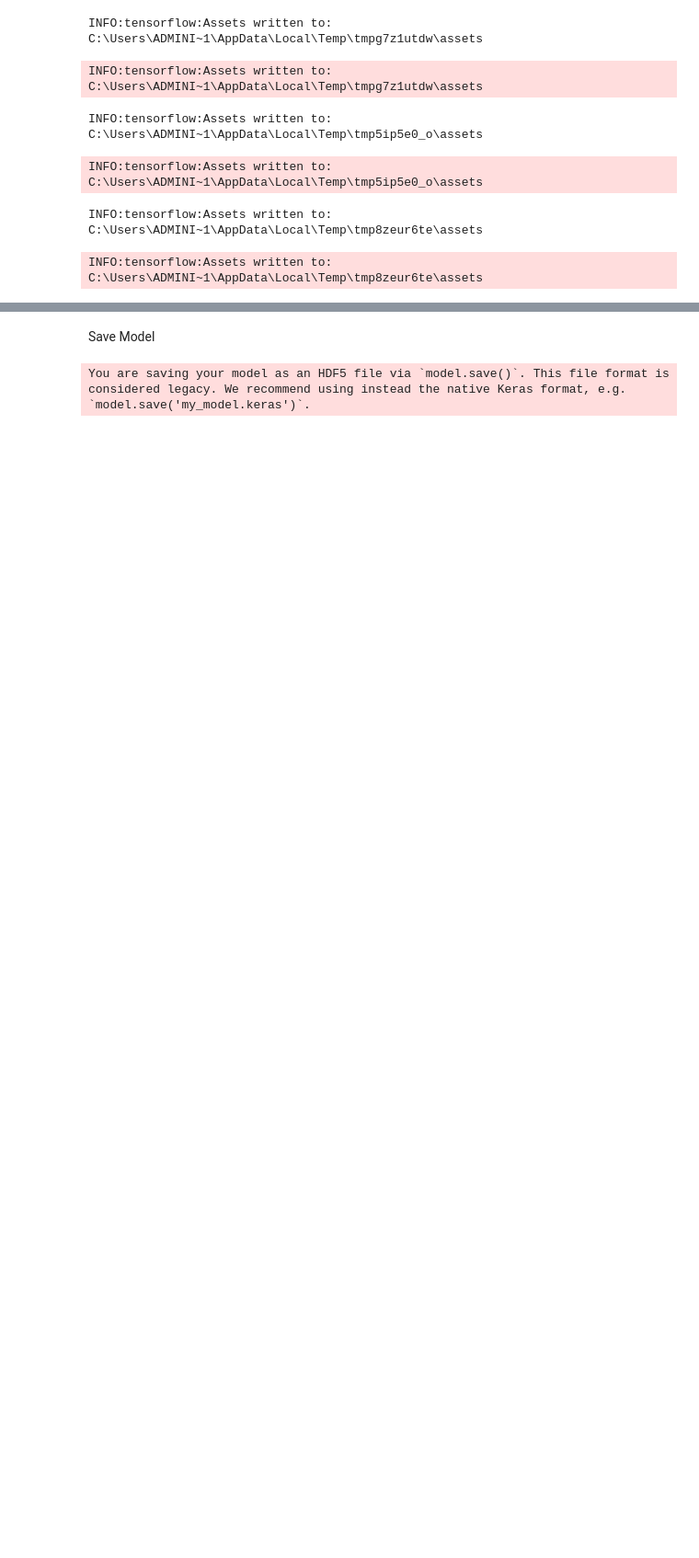
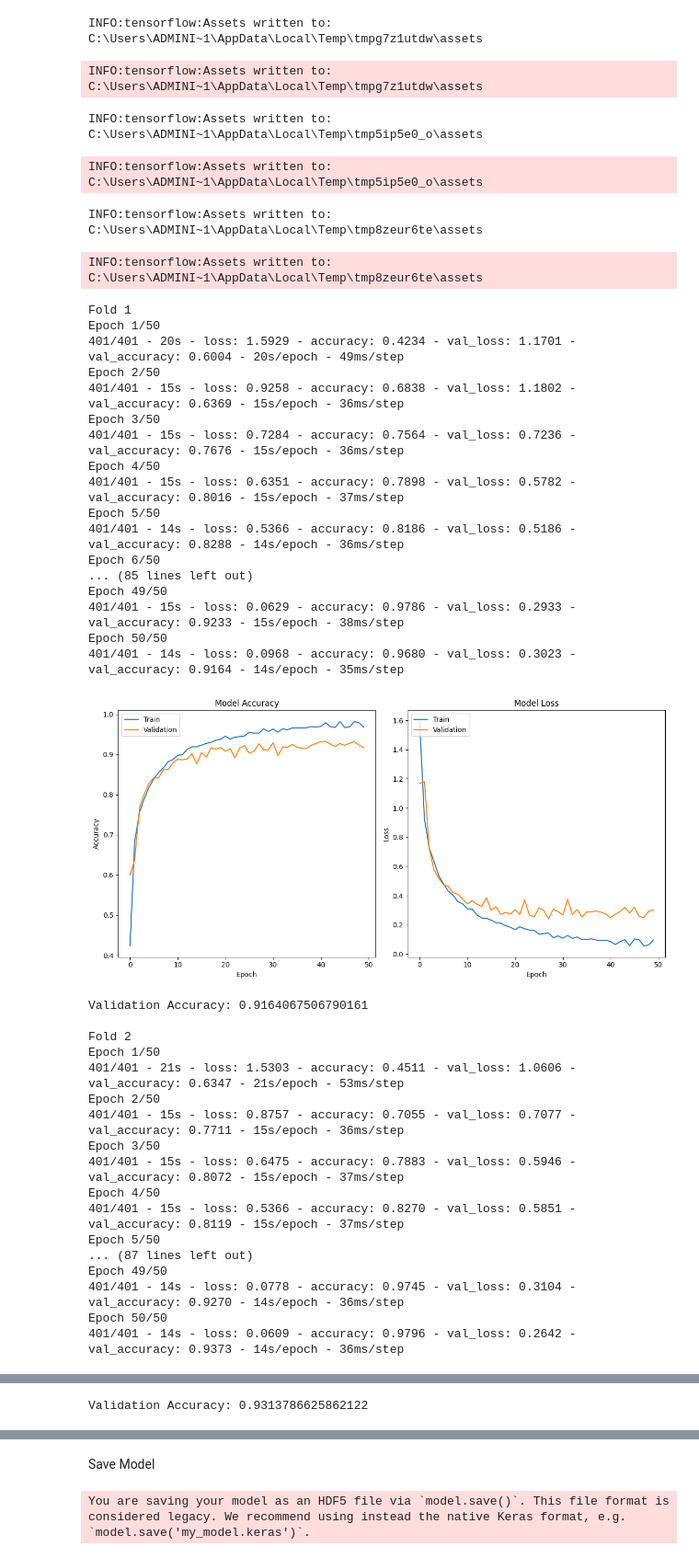
Before and after one commit to macreai/Arrhytmia-Detection-Explainable, a Jupyter notebook: python_TA/classification.ipynb, the cells around one changed output, grey strips where cells are left out. Shown at 92% size. Cells and saved outputs as stored; diff of their text form; code cells hidden in the pictures; blank space fills up the shorter version.

```diff
--- a/python_TA/classification.ipynb
+++ b/python_TA/classification.ipynb
@@ -1128,0 +1168,73 @@ INFO:tensorflow:Assets written to: C:\Users\ADMINI~1\AppData\Local\Temp\tmp8zeur
+# %%
+# Fungsi untuk melakukan K-fold cross-validation
+def k_fold_cross_validation_non_tuning(X, y, k=5, epochs=50, batch_size=32):
+    # Inisialisasi KFold
+    skf = StratifiedKFold(n_splits=k, shuffle=True, random_state=42)
+
+    # Daftar untuk menyimpan model pada setiap fold
+    models = []
+
+    # Loop melalui setiap fold
+    for fold, (train_index, val_index) in enumerate(skf.split(X, y), 1):
+        print(f'Fold {fold}')
+
+        # Split data menjadi data latih dan data validasi
+        X_train, X_val = X.iloc[train_index], X.iloc[val_index]
+        y_train, y_val = y[train_index], y[val_index]
+
+        # Inisialisasi model
+        model = create_cnn_attention_gru_model_non_tuning(input_shape=input_shape, num_classes=num_classes)
+
+        # Latih model
+        history = model.fit(X_train, y_train, epochs=epochs, batch_size=batch_size, validation_data=(X_val, y_val), verbose=2)
+
+        plot_training_history(history)
+
+        # Evaluasi model pada data validasi
+        _, accuracy = model.evaluate(X_val, y_val, verbose=0)
+        print(f'Validation Accuracy: {accuracy}')
+
+        # Tambahkan model ke dalam daftar
+        models.append(model)
+
+        print()
+
+    return models
+# %%
+cnn_attention_gru_non_tuning = k_fold_cross_validation_non_tuning(X_resampling, y_resampling)
+# %% [output]
+Fold 1
+Epoch 1/50
+401/401 - 20s - loss: 1.5929 - accuracy: 0.4234 - val_loss: 1.1701 - val_accuracy: 0.6004 - 20s/epoch - 49ms/step
+Epoch 2/50
+401/401 - 15s - loss: 0.9258 - accuracy: 0.6838 - val_loss: 1.1802 - val_accuracy: 0.6369 - 15s/epoch - 36ms/step
+Epoch 3/50
+401/401 - 15s - loss: 0.7284 - accuracy: 0.7564 - val_loss: 0.7236 - val_accuracy: 0.7676 - 15s/epoch - 36ms/step
+Epoch 4/50
+401/401 - 15s - loss: 0.6351 - accuracy: 0.7898 - val_loss: 0.5782 - val_accuracy: 0.8016 - 15s/epoch - 37ms/step
+Epoch 5/50
+401/401 - 14s - loss: 0.5366 - accuracy: 0.8186 - val_loss: 0.5186 - val_accuracy: 0.8288 - 14s/epoch - 36ms/step
+Epoch 6/50
+... (85 lines left out)
+Epoch 49/50
+401/401 - 15s - loss: 0.0629 - accuracy: 0.9786 - val_loss: 0.2933 - val_accuracy: 0.9233 - 15s/epoch - 38ms/step
+Epoch 50/50
+401/401 - 14s - loss: 0.0968 - accuracy: 0.9680 - val_loss: 0.3023 - val_accuracy: 0.9164 - 14s/epoch - 35ms/step
+[figure, added]
+Validation Accuracy: 0.9164067506790161
+
+Fold 2
+Epoch 1/50
+401/401 - 21s - loss: 1.5303 - accuracy: 0.4511 - val_loss: 1.0606 - val_accuracy: 0.6347 - 21s/epoch - 53ms/step
+Epoch 2/50
+401/401 - 15s - loss: 0.8757 - accuracy: 0.7055 - val_loss: 0.7077 - val_accuracy: 0.7711 - 15s/epoch - 36ms/step
+Epoch 3/50
+401/401 - 15s - loss: 0.6475 - accuracy: 0.7883 - val_loss: 0.5946 - val_accuracy: 0.8072 - 15s/epoch - 37ms/step
+Epoch 4/50
+401/401 - 15s - loss: 0.5366 - accuracy: 0.8270 - val_loss: 0.5851 - val_accuracy: 0.8119 - 15s/epoch - 37ms/step
+Epoch 5/50
+... (87 lines left out)
+Epoch 49/50
+401/401 - 14s - loss: 0.0778 - accuracy: 0.9745 - val_loss: 0.3104 - val_accuracy: 0.9270 - 14s/epoch - 36ms/step
+Epoch 50/50
+401/401 - 14s - loss: 0.0609 - accuracy: 0.9796 - val_loss: 0.2642 - val_accuracy: 0.9373 - 14s/epoch - 36ms/step
@@ -1128,0 +1296 @@ INFO:tensorflow:Assets written to: C:\Users\ADMINI~1\AppData\Local\Temp\tmp8zeur
+Validation Accuracy: 0.9313786625862122
```
Also changed, not shown: parts of 5 cells of this notebook, 1 other file.
